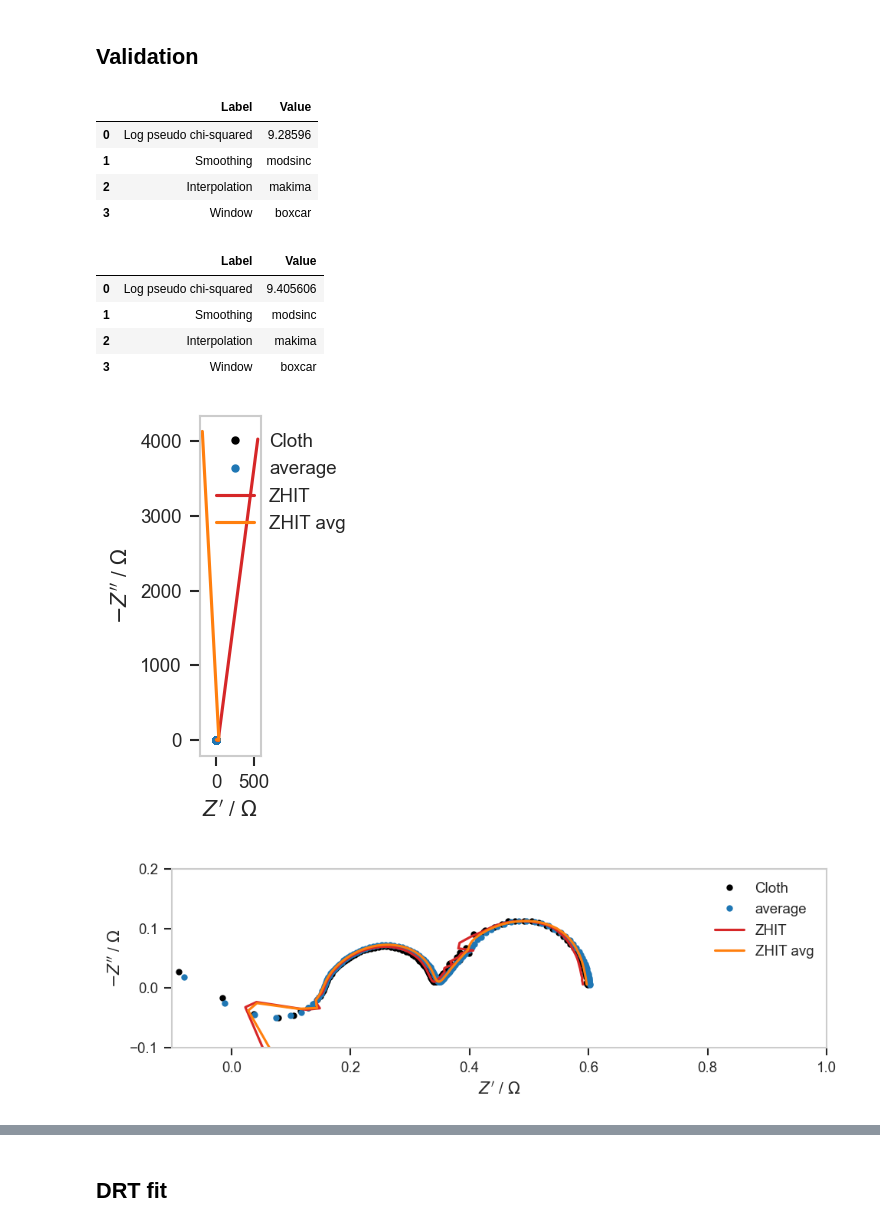
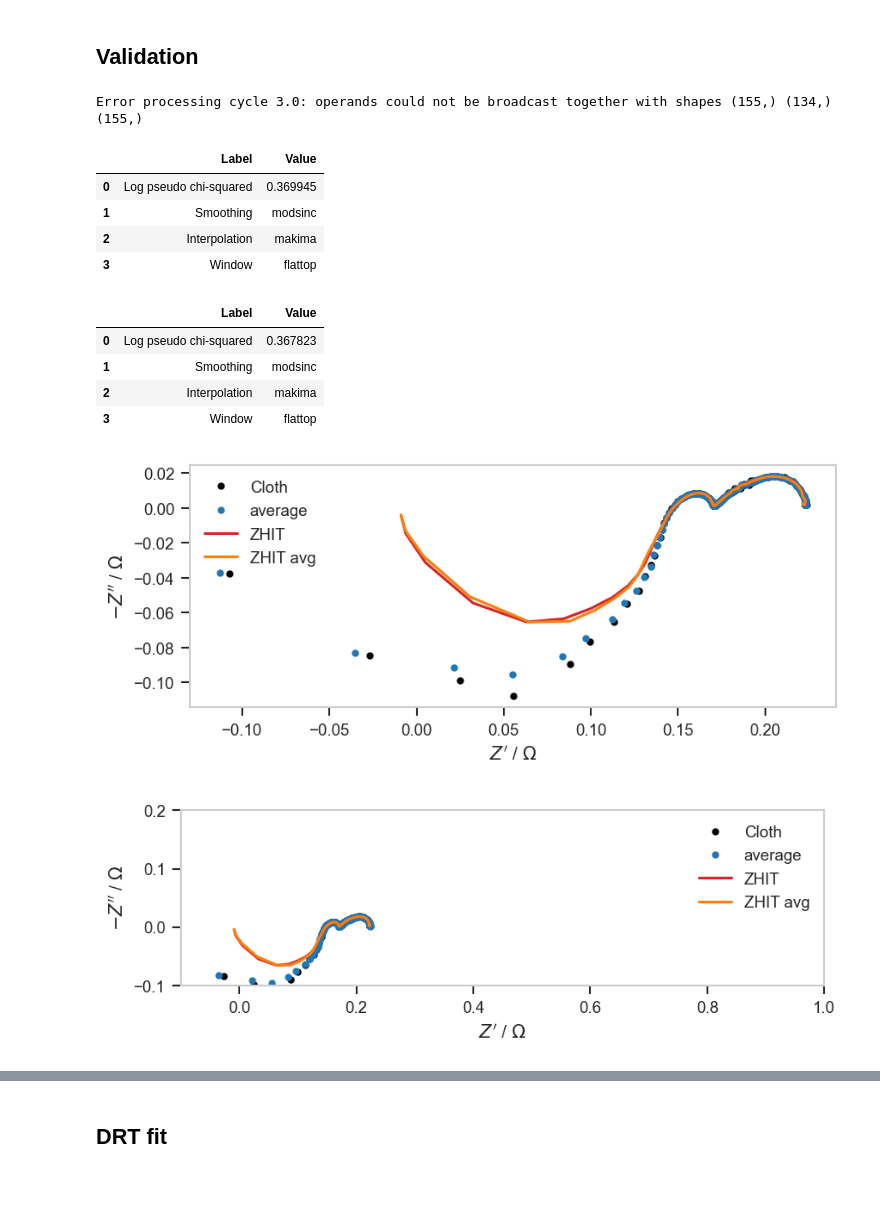
Before and after one commit to ESaundersNano/redoxED, a Jupyter notebook: notebooks/007 DRT_fit.ipynb, the cells around one changed output, grey strips where cells are left out. Cells and saved outputs as stored; diff of their text form; code cells hidden in the pictures; blank space fills up the shorter version.

```diff
--- a/notebooks/007 DRT_fit.ipynb
+++ b/notebooks/007 DRT_fit.ipynb
@@ -248,7 +248,8 @@ fpath = r"C:\Users\es758\OneDrive - University of Cambridge\PhD\Results\Electroc
 # # cloth
 label = "Cloth"
 fpath = r"C:\Users\es758\OneDrive - University of Cambridge\PhD\Results\Electrochemistry\Full Cell 3\2025.06.15 FB2_FCN_KCl_E620K_1186HCB\17_replelec_C04.mpr"
-
+# 200 mm
+fpath = r"C:\Users\es758\OneDrive - University of Cambridge\PhD\Results\Electrochemistry\Full Cell 3\2025.05.06 FB2_FCN_KCl_E620K_1186HCB\4_50ml_200mM_FCN_33rpm_03_GEIS_C04.mpr"
 fpath = fpath
 ECData_object = BiologicLoader().load_data(fpath=fpath)
 # print(ECData_object.df["cycle number"].to_numpy()[-1])
@@ -350,39 +351,40 @@ residuals_plot_dict[EISData_object_avg.label] = {
     }
 
 
 #########################
 ## Create Nyquist Plot ##
 #########################
 NyquistPlot_object = NyquistPlot(figsize=(6, 3), dpi = 150)
 for label, entry in eis_plot_dict.items():
     if entry["plot"]:
         NyquistPlot_object.add_plot(entry["data"], **entry["plot_kwargs"])
 NyquistPlot_object.ax.set_aspect("equal", adjustable="datalim")  # if enable, overall fig size will be strictly enforced, but x and y limits will be overwritten. So will padding of labels I think.
 NyquistPlot_object.ax.set_aspect('equal',adjustable='box') # if enable this, fig size will get overwritten, at least in y. but can set x and y lim
 # # Best way is to control size using adjustable = "datalim", and then plot invisible points to ensure points are in view if desired. Less useful for cropping.
 # # NyquistPlot_object.ax.grid(True)
 # NyquistPlot_object.add_major_ticks(spacing_x = 1, spacing_y = 1)
 # # NyquistPlot_object.add_minor_ticks(number_x = 5, number_y = 5)
 NyquistPlot_object.ax.legend()
 NyquistPlot_object.fig.tight_layout() # try stop cutting off labels
 display(NyquistPlot_object.fig)
 NyquistPlot_object.ax.set_ylim(-0.1, 0.2)
 NyquistPlot_object.ax.set_xlim(-0.1, 1)
 display(NyquistPlot_object.fig)
 # NyquistPlot_object.save("Nyquist.svg") # may need to adjust fontsize or use bbox_inches='tight' to stop cutting off labels
 # %% [output]
+Error processing cycle 3.0: operands could not be broadcast together with shapes (155,) (134,) (155,)
 |  | Label | Value |
-| 0 | Log pseudo chi-squared | 9.28596 |
+| 0 | Log pseudo chi-squared | 0.369945 |
 | 1 | Smoothing | modsinc |
 | 2 | Interpolation | makima |
-| 3 | Window | boxcar |
+| 3 | Window | flattop |
 |  | Label | Value |
-| 0 | Log pseudo chi-squared | 9.405606 |
+| 0 | Log pseudo chi-squared | 0.367823 |
 | 1 | Smoothing | modsinc |
 | 2 | Interpolation | makima |
-| 3 | Window | boxcar |
+| 3 | Window | flattop |
-[figure, old version]
+[figure, new version]
-[figure, old version]
+[figure, new version]
 # %%
 
 
```
Also changed, not shown: parts of 9 cells of this notebook, 6 other files.
